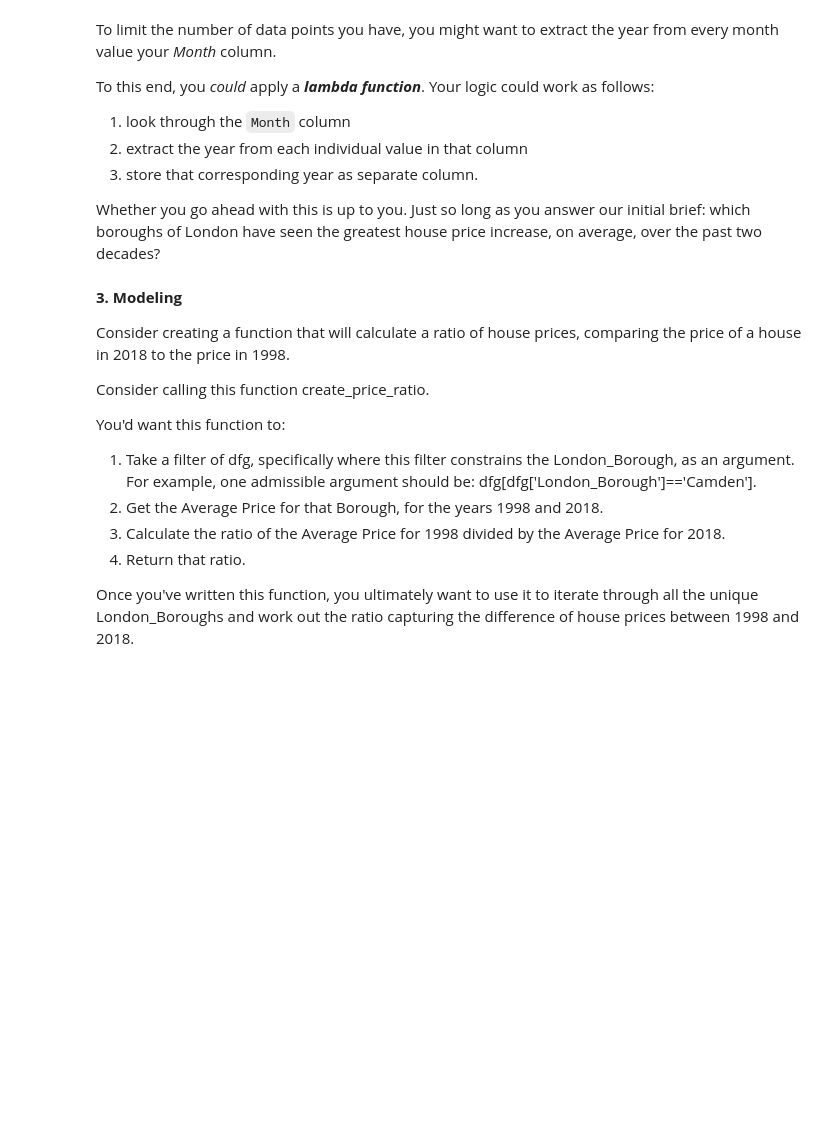
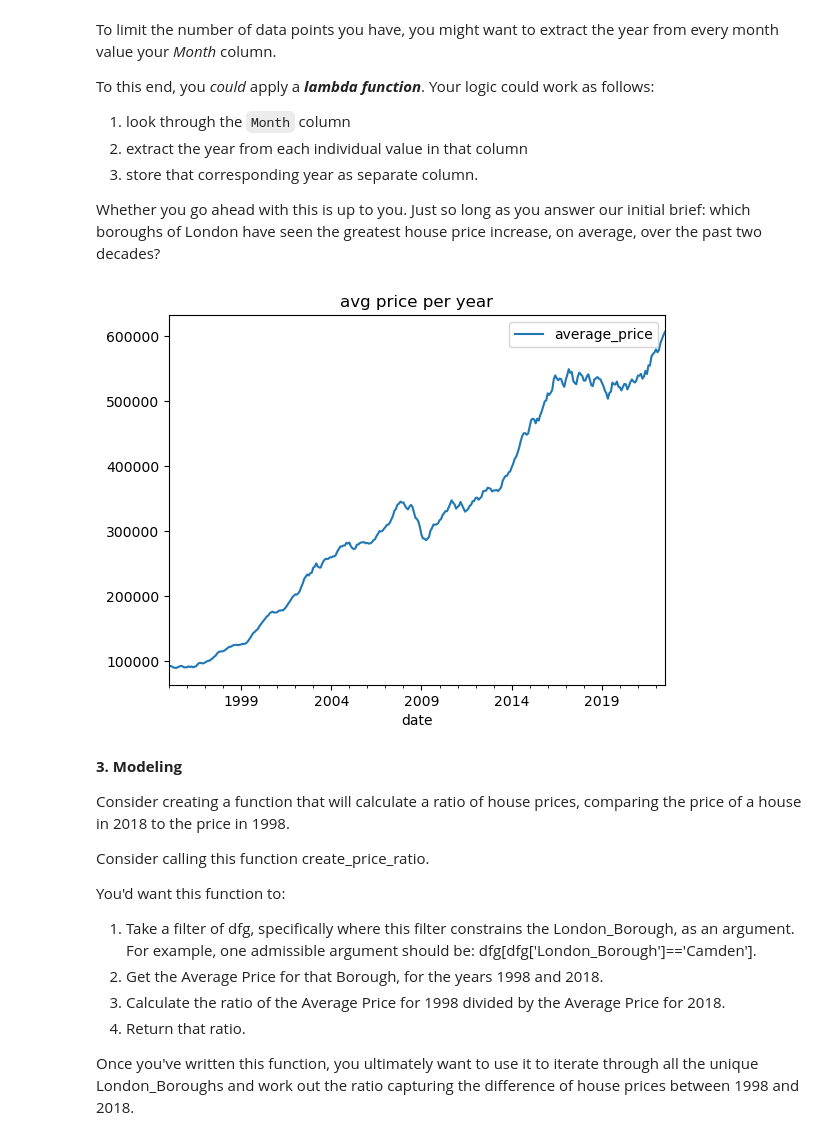
Before and after one commit to Mclane808/Springboard, a Jupyter notebook: Unit 4 Challenge - Tier 3.ipynb, the cells around one changed output. Drawn from its saved outputs; the diff is of its cells as text; code cells hidden in the pictures; blank space fills up the shorter version.

```diff
--- a/Unit 4 Challenge - Tier 3.ipynb
+++ b/Unit 4 Challenge - Tier 3.ipynb
@@ -135,3 +135,6 @@ properties.reset_index(drop=True)
 **2.3. Cleaning the data (part 2)**
 
 You might we have to **rename** a couple columns. How do you do this? The clue's pretty bold...
+# %%
+properties_n = properties_r.rename(columns={'index':'burough', pd.NaT:'id'})
+properties_n.head()
@@ -137,0 +149,3 @@ You might we have to **rename** a couple columns. How do you do this? The clue's
+# %%
+properties_m = properties_n.melt(id_vars =['burough','id'],value_vars =properties_n[2:],var_name =['date'],value_name='average_price')
+properties_m.head()
@@ -145,0 +167,4 @@ Remember to make sure your column data types are all correct. Average prices, fo
+# %%
+properties_m['average_price'] = properties_m['average_price'].astype(float).round(decimals = 2)
+properties_m.head()
+properties_m.dtypes
@@ -149,3 +180,6 @@ Remember to make sure your column data types are all correct. Average prices, fo
 Do we have an equal number of observations in the ID, Average Price, Month, and London Borough columns? Remember that there are only 32 London Boroughs. How many entries do you have in that column?
 
 Check out the contents of the London Borough column, and if you find null values, get rid of them however you see fit.
+# %%
+properties_clean = properties_m.dropna()
+print(properties_clean)
@@ -162,6 +228,11 @@ To this end, you *could* apply a ***lambda function***. Your logic could work as
 3. store that corresponding year as separate column.
 
 Whether you go ahead with this is up to you. Just so long as you answer our initial brief: which boroughs of London have seen the greatest house price increase, on average, over the past two decades?
+# %%
+properties_clean[properties_clean.loc[:,'burough'] == 'Barnet'].plot(y='average_price', x='date',title='avg price per year')
+plt.show()
+# %% [output]
+[figure, added]
 # %% [markdown]
 **3. Modeling**
 
```
Also changed, not shown: parts of 13 cells of this notebook.
